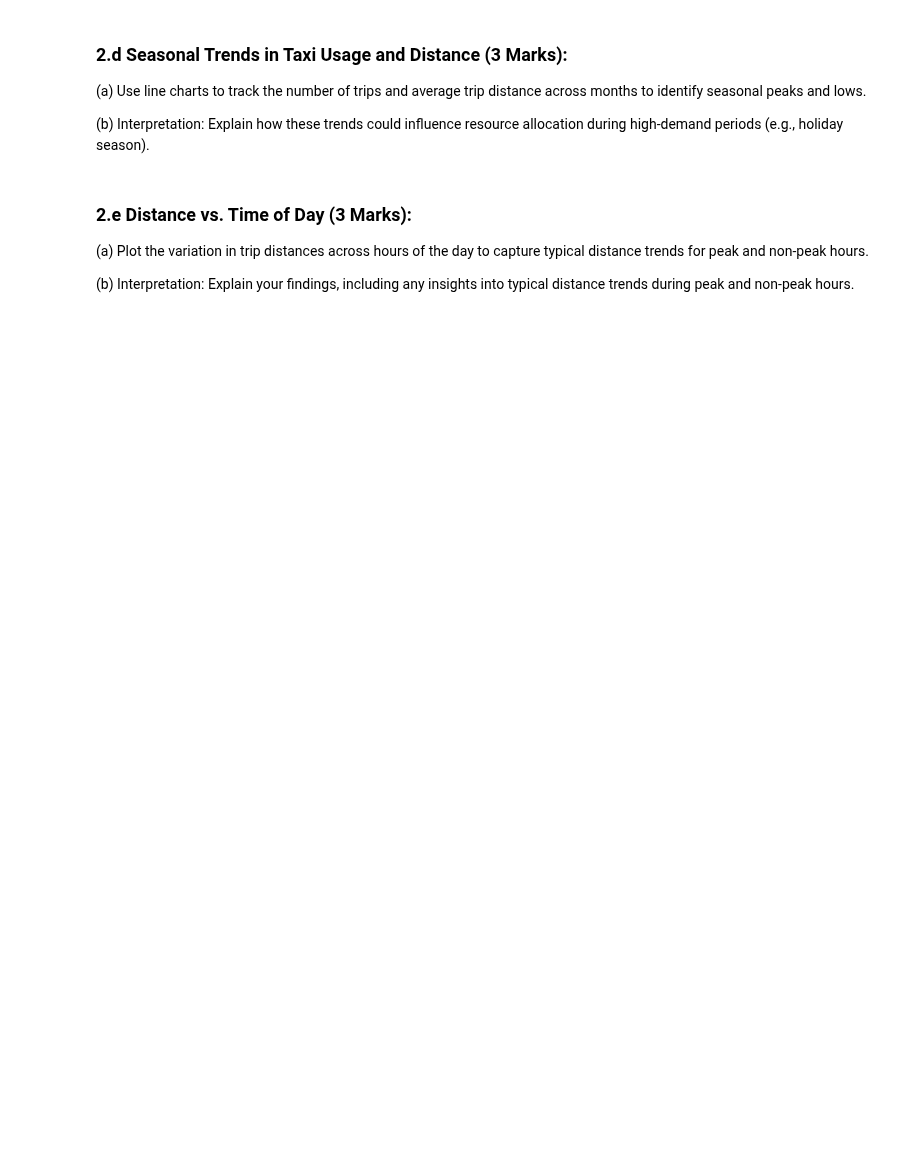
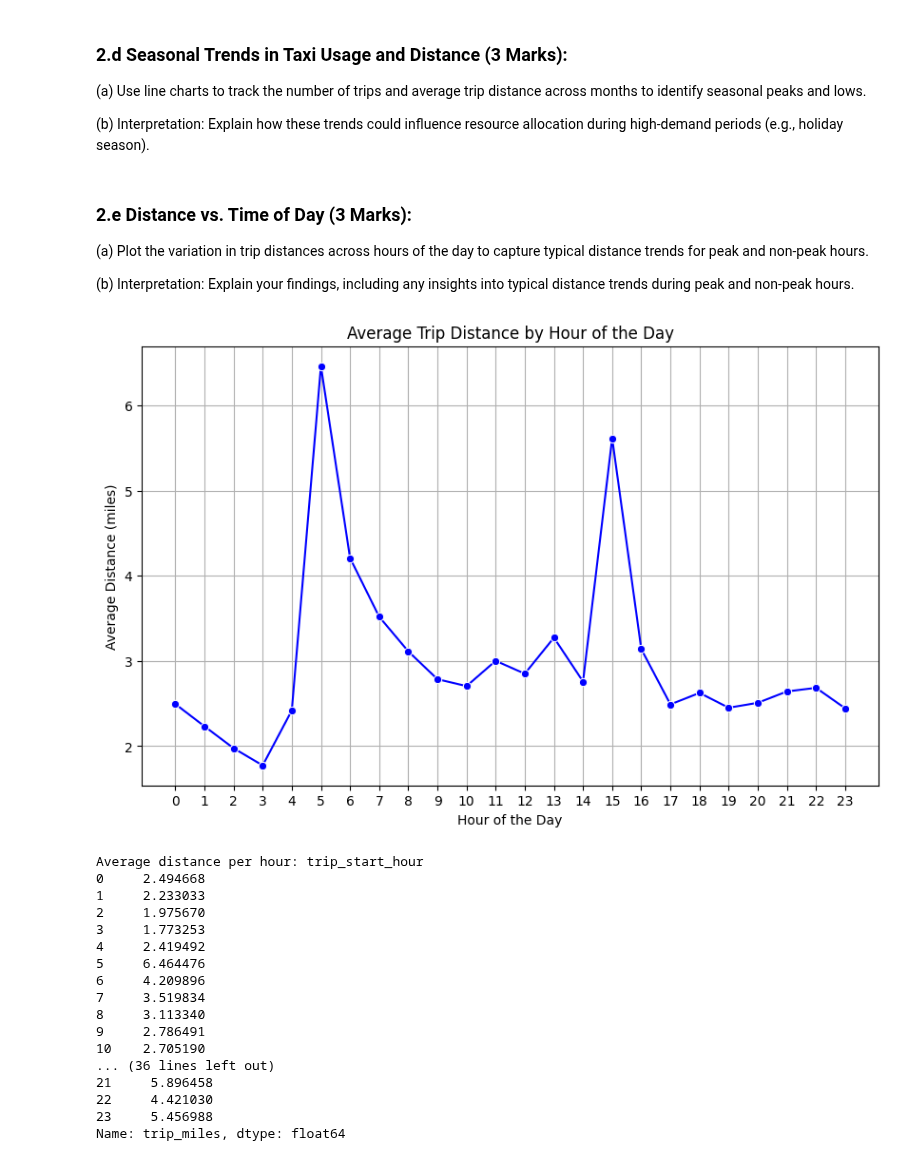
Before and after one commit to abhijain565aj/CS215-Assignment, a Jupyter notebook: A5-23B0903-23B0928-23B1057/Q2.ipynb, the cells around one changed output. Drawn from its saved outputs; the diff is of its cells as text; code cells hidden in the pictures; blank space fills up the shorter version.

```diff
--- a/A5-23B0903-23B0928-23B1057/Q2.ipynb
+++ b/A5-23B0903-23B0928-23B1057/Q2.ipynb
@@ -50,3 +91,37 @@ df = pd.read_csv('./TaxiData.csv')
 (a) Plot the variation in trip distances across hours of the day to capture typical distance trends for peak and non-peak hours.
 
 (b) Interpretation: Explain your findings, including any insights into typical distance trends during peak and non-peak hours.
+# %%
+hourly_distance = df.groupby('trip_start_hour')['trip_miles'].mean()
+plt.figure(figsize=(10, 6))
+sns.lineplot(x=hourly_distance.index, y=hourly_distance.values, marker='o', color='b')
+plt.title('Average Trip Distance by Hour of the Day')
+plt.xlabel('Hour of the Day')
+plt.ylabel('Average Distance (miles)')
+plt.xticks(range(0, 24))  # Ensure all hours are labeled
+plt.grid(True)
+plt.show()
+
+
+hourly_distance_std = df.groupby('trip_start_hour')['trip_miles'].std()
+print("Average distance per hour:", hourly_distance)
+print("Standard deviation of distances per hour:", hourly_distance_std)
+# %% [output]
+[figure, added]
+Average distance per hour: trip_start_hour
+0     2.494668
+1     2.233033
+2     1.975670
+3     1.773253
+4     2.419492
+5     6.464476
+6     4.209896
+7     3.519834
+8     3.113340
+9     2.786491
+10    2.705190
+... (36 lines left out)
+21     5.896458
+22     4.421030
+23     5.456988
+Name: trip_miles, dtype: float64
```
Also changed, not shown: parts of 1 cell of this notebook, 1 other file.
